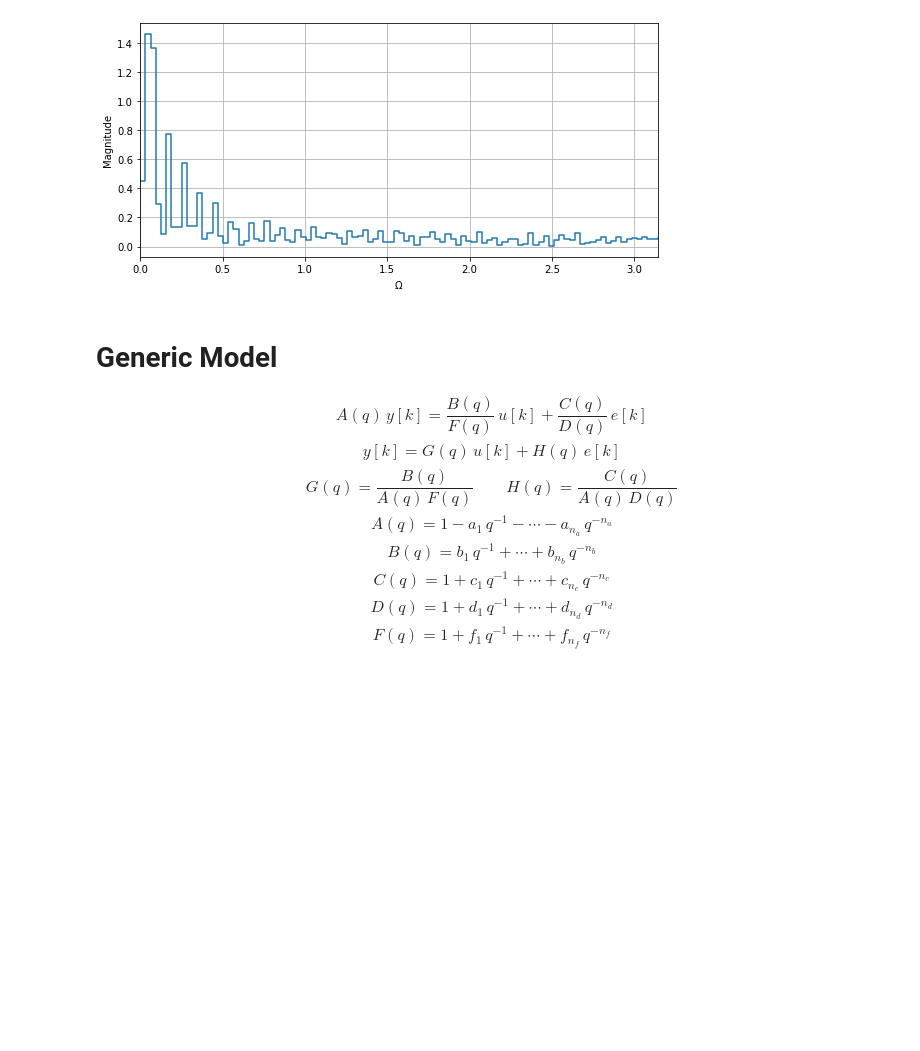
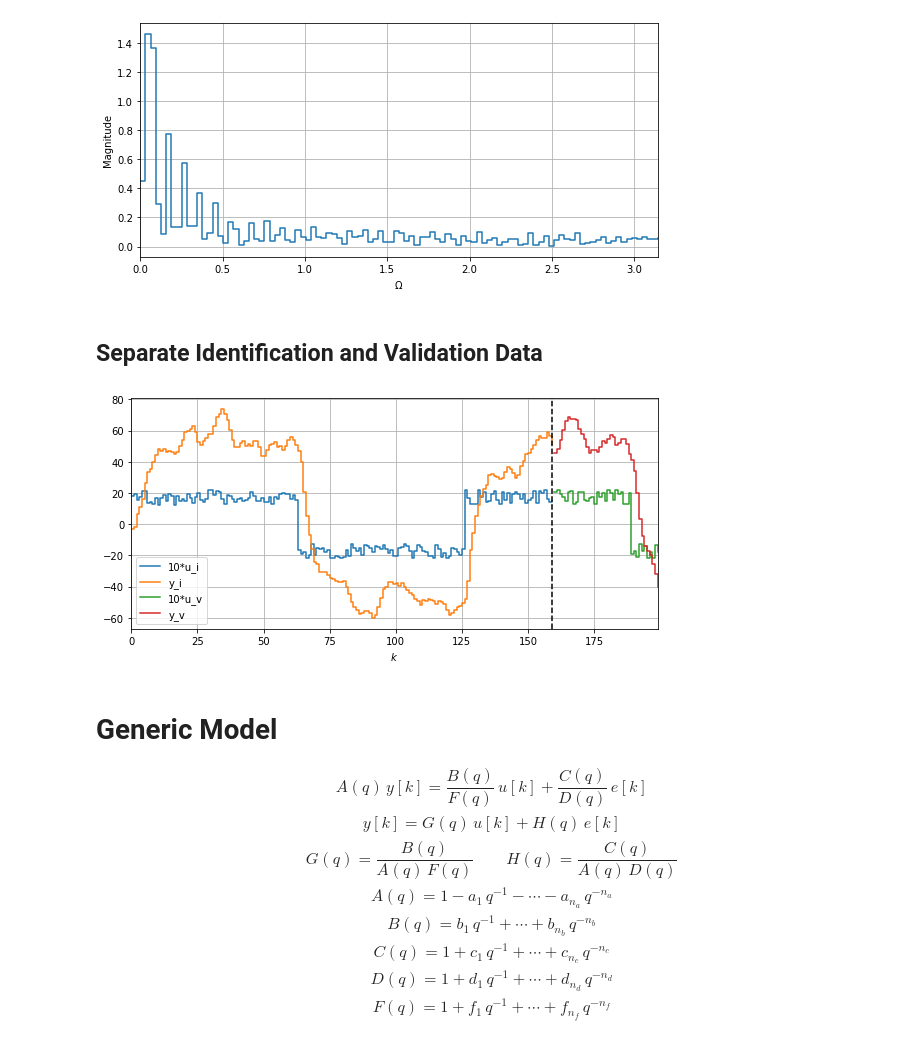
Before and after one commit to GuiBeal/system-identification, a Jupyter notebook: Python/main.ipynb, the cells around one changed output. Cells and saved outputs as stored; diff of their text form; code cells hidden in the pictures; blank space fills up the shorter version.

```diff
--- a/Python/main.ipynb
+++ b/Python/main.ipynb
@@ -50,6 +50,33 @@ plt.tight_layout()
 plt.show()
 # %% [output]
 [figure]
+# %% [markdown]
+## Separate Identification and Validation Data
+# %%
+N_fold = 160
+
+k_i = k[:N_fold]
+u_i = u[:N_fold]
+y_i = y[:N_fold]
+
+k_v = k[N_fold:]
+u_v = u[N_fold:]
+y_v = y[N_fold:]
+
+plt.figure(figsize=(8,4))
+plt.plot(k_i, 10*u_i, label='10*u_i', drawstyle='steps-post')
+plt.plot(k_i, y_i   , label='y_i'   , drawstyle='steps-post')
+plt.plot(k_v, 10*u_v, label='10*u_v', drawstyle='steps-post')
+plt.plot(k_v, y_v   , label='y_v'   , drawstyle='steps-post')
+plt.axvline(k[N_fold-1], color='black', linestyle='--')
+plt.xlim(k[0], k[-1])
+plt.xlabel(r'$k$')
+plt.grid()
+plt.legend()
+plt.tight_layout()
+plt.show()
+# %% [output]
+[figure, added]
 # %% [markdown]
 # Generic Model
 
```
Also changed, not shown: parts of 10 cells of this notebook, 1 other file.
